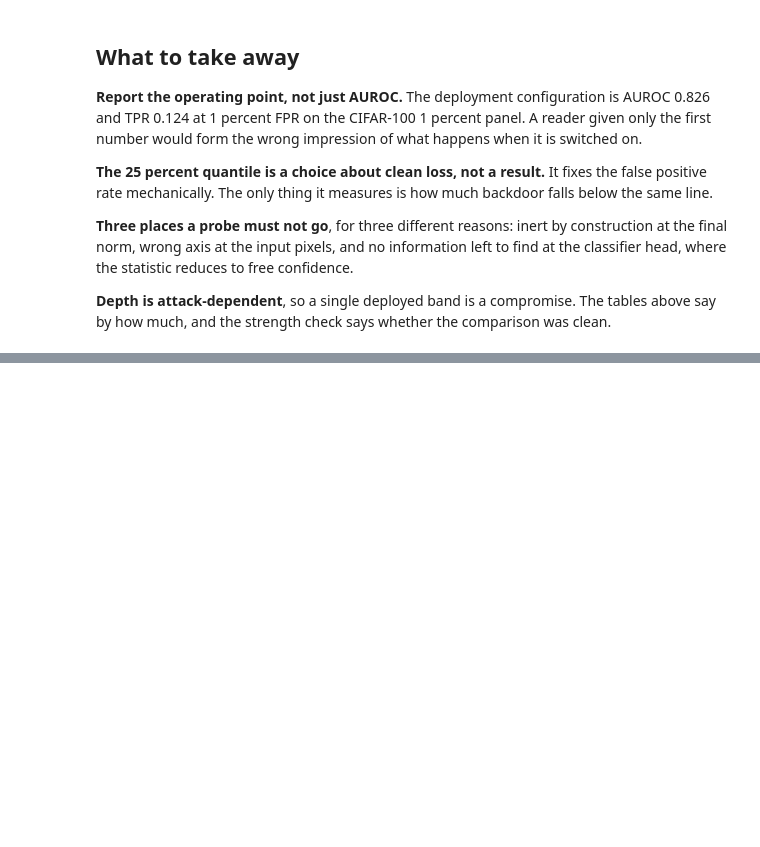
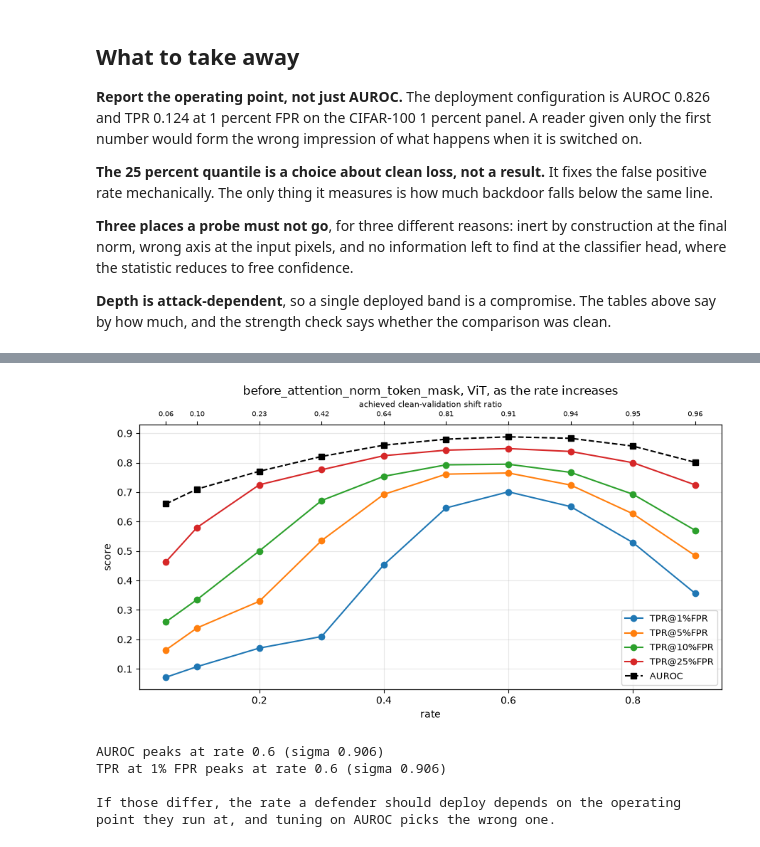
Before and after one commit to PjotrVr/psbd-transformer, a Jupyter notebook: notebooks/13-operating-points-and-placement.ipynb, the cells around one changed output, grey strips where cells are left out. Drawn from its saved outputs; the diff is of its cells as text; code cells hidden in the pictures; blank space fills up the shorter version.

```diff
--- a/notebooks/13-operating-points-and-placement.ipynb
+++ b/notebooks/13-operating-points-and-placement.ipynb
@@ -450,0 +543,20 @@ was clean.
+# %%
+deploy_curve = (
+    points[
+        (points["placement"] == DEPLOY)
+        & (points["psu_variant"] == "fractional")
+        & (points["asr"] >= 0.5)
+        & (points["architecture"] == "vit")
+    ]
+    .groupby(["rate", "quantile"])
+    .agg(tpr=("tpr", "mean"), fpr=("fpr", "mean"), auroc=("auroc", "mean"),
+         sigma=("sigma_validation", "mean"), n=("folder", "nunique"))
+    .reset_index()
+)
+deploy_curve = deploy_curve[deploy_curve["n"] >= 8]
+
+wide = deploy_curve.pivot_table(index="rate", columns="quantile", values="tpr")
+wide.columns = [f"TPR@{q:.0%}FPR" for q in wide.columns]
+wide["AUROC"] = deploy_curve.groupby("rate")["auroc"].first()
+wide["sigma"] = deploy_curve.groupby("rate")["sigma"].first()
+wide.round(3)
@@ -450,0 +576,34 @@ was clean.
+# %%
+figure, axis = plt.subplots(figsize=(9, 5))
+for quantile in (0.01, 0.05, 0.10, 0.25):
+    column = f"TPR@{quantile:.0%}FPR"
+    axis.plot(wide.index, wide[column], marker="o", label=column)
+axis.plot(wide.index, wide["AUROC"], marker="s", ls="--", c="black", label="AUROC")
+axis.set_xlabel("rate")
+axis.set_ylabel("score")
+axis.set_title(f"{DEPLOY}, ViT, as the rate increases")
+axis.grid(alpha=0.3)
+axis.legend(fontsize=9)
+
+secondary = axis.twiny()
+secondary.set_xlim(axis.get_xlim())
+secondary.set_xticks(wide.index)
+secondary.set_xticklabels([f"{s:.2f}" for s in wide["sigma"]], fontsize=7)
+secondary.set_xlabel("achieved clean-validation shift ratio", fontsize=8)
+figure.tight_layout()
+plt.show()
+
+peak = wide["AUROC"].idxmax()
+peak_tight = wide["TPR@1%FPR"].idxmax()
+print(f"AUROC peaks at rate {peak} (sigma {wide.loc[peak, 'sigma']:.3f})")
+print(f"TPR at 1% FPR peaks at rate {peak_tight} (sigma {wide.loc[peak_tight, 'sigma']:.3f})")
+print()
+print("If those differ, the rate a defender should deploy depends on the operating")
+print("point they run at, and tuning on AUROC picks the wrong one.")
+# %% [output]
+[figure, added]
+AUROC peaks at rate 0.6 (sigma 0.906)
+TPR at 1% FPR peaks at rate 0.6 (sigma 0.906)
+
+If those differ, the rate a defender should deploy depends on the operating
+point they run at, and tuning on AUROC picks the wrong one.
```
Also changed, not shown: parts of 19 cells of this notebook.
